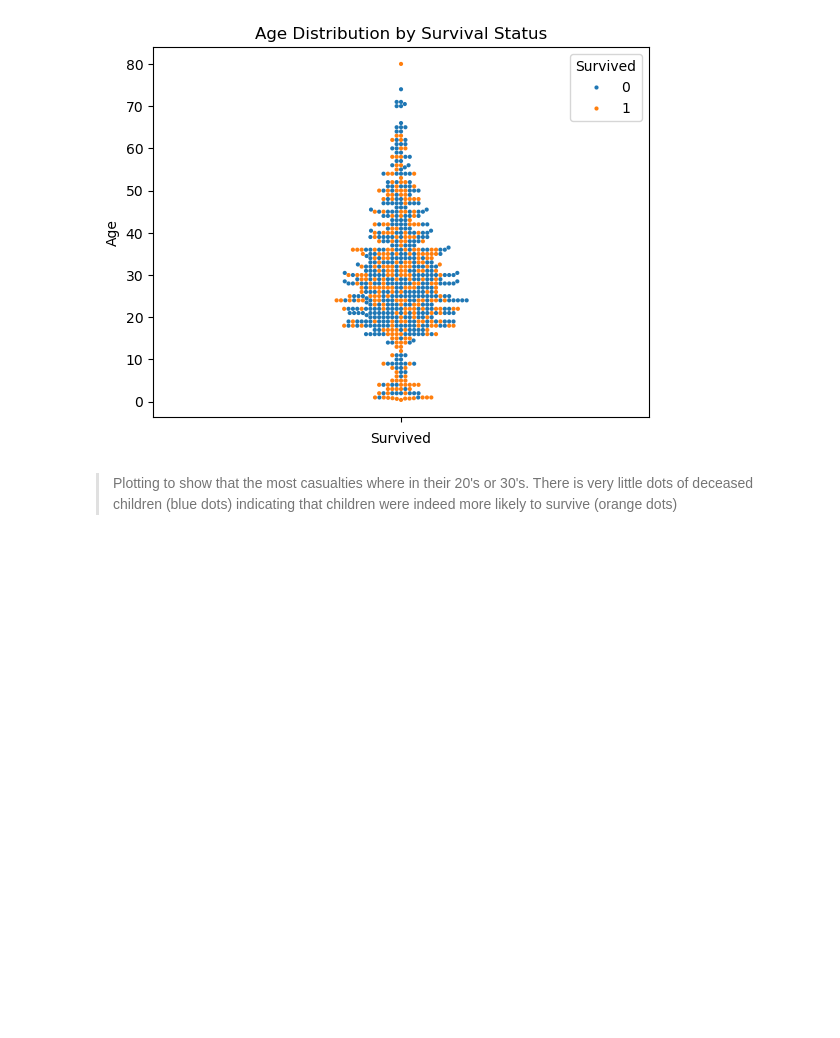
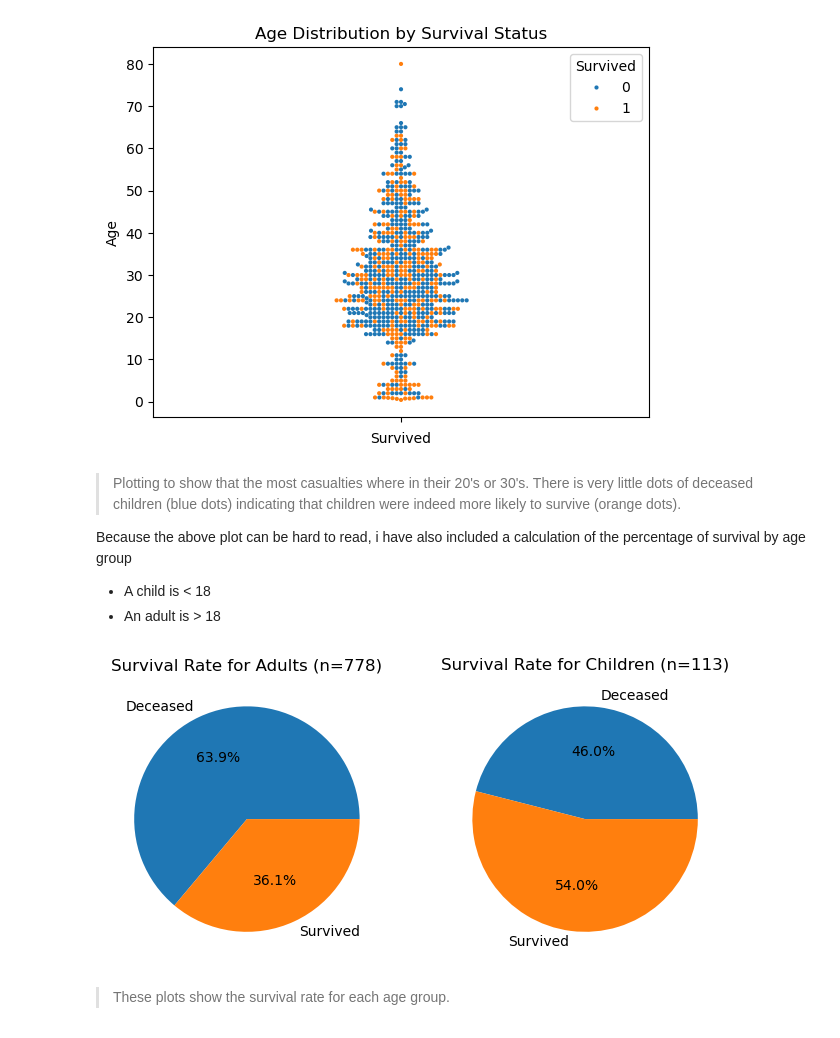
Before and after one commit to tristangoossens/TitanicML, a Jupyter notebook: 2. Bivariate Analysis.ipynb, the cells around one changed output. Cells and saved outputs as stored; diff of their text form; code cells hidden in the pictures; blank space fills up the shorter version.

Commit message:
added plot to show survival rate for age groups (over and under 18)

```diff
--- a/2. Bivariate Analysis.ipynb
+++ b/2. Bivariate Analysis.ipynb
@@ -90,4 +90,32 @@ plt.show()
 # %% [output]
 [figure]
 # %% [markdown]
-> Plotting to show that the most casualties where in their 20's or 30's. There is very little dots of deceased children (blue dots) indicating that children were indeed more likely to survive (orange dots)
+> Plotting to show that the most casualties where in their 20's or 30's. There is very little dots of deceased children (blue dots) indicating that children were indeed more likely to survive (orange dots).
+
+Because the above plot can be hard to read, i have also included a calculation of the percentage of survival by age group
+- A child is < 18
+- An adult is > 18
+# %%
+# Group the age by under 18 or over 18 to see if children were more likely to survive
+df['Child'] = df['Age'] < 18
+
+# Calculate the percentage of children and adults who survived
+counts = df.groupby(['Child', 'Survived']).size().unstack()
+percentages = counts.div(counts.sum(axis=1), axis=0) * 100
+
+# Plot the survival rate of children and adults
+fig, ax = plt.subplots(1, 2, figsize=(8, 7))
+
+# Pie chart for adults
+ax[0].pie(counts.loc[False], labels=['Deceased', 'Survived'], autopct='%1.1f%%')
+ax[0].set_title(f'Survival Rate for Adults (n={len(df) - df["Child"].sum()})')
+
+# Pie chart for children
+ax[1].pie(counts.loc[True], labels=['Deceased', 'Survived'], autopct='%1.1f%%')
+ax[1].set_title(f'Survival Rate for Children (n={df["Child"].sum()})')
+
+plt.show()
+# %% [output]
+[figure, added]
+# %% [markdown]
+> These plots show the survival rate for each age group.
```
Also changed, not shown: parts of 2 cells of this notebook.
